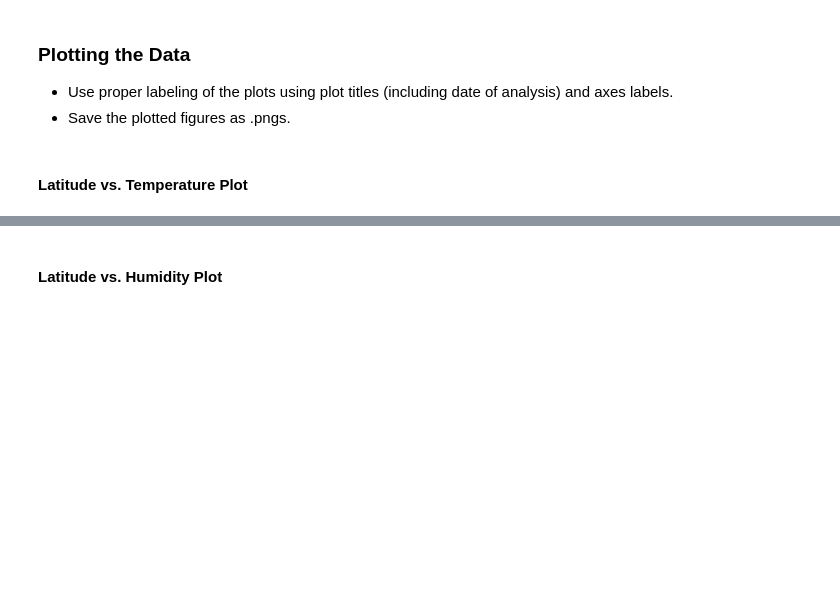
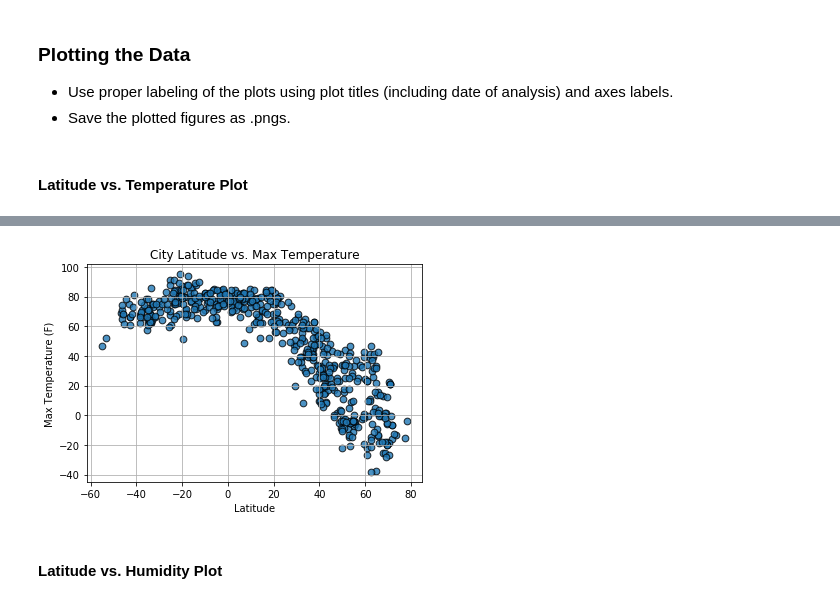
Before and after one commit to Davis1776/2020-01-python-api-challenge, a Jupyter notebook: WeatherPyMRD.ipynb, the cells around one changed output, grey strips where cells are left out. Cells and saved outputs as stored; diff of their text form; code cells hidden in the pictures; blank space fills up the shorter version.

```diff
--- a/WeatherPyMRD.ipynb
+++ b/WeatherPyMRD.ipynb
@@ -59,9 +57,9 @@ NameError: name 'citipy' is not defined
 # url for Open Weather Map API
 url = "http://api.openweathermap.org/data/2.5/weather?"
 params = {
-    "appid":api_key,
+    "appid":weather_api_key,
     "units":"imperial"
-    time.sleep(1)
+
 }
 # city container list
 city_data = []
@@ -93,0 +130,13 @@ dtype: int64
+# %%
+# Dataframe
+city_pd = pd.DataFrame(city_data)
+
+lat = city_pd["Latitude"]
+maxtemp = city_pd["Max Temp"]
+hum = city_pd["Humidity"]
+winds = city_pd["Wind Speed"]
+clouds = city_pd["Cloudiness"]
+
+# Display Dataframe
+city_pd.to_csv(output_data_file, index_label="City_ID")
+city_pd.head()
@@ -103,2 +156,12 @@ dtype: int64
+# %%
+plt.scatter(lat, maxtemp, marker="o", edgecolor="black", s= 45, alpha=0.8)
+plt.title("City Latitude vs. Max Temperature");
+plt.xlabel("Latitude");
+plt.ylabel("Max Temperature (F)");
+plt.grid();
+plt.savefig("output_data/Lat_vs_Temp.png");
+plt.show()
+# %% [output]
+[figure, added]
 # %% [markdown]
 #### Latitude vs. Humidity Plot
```
Also changed, not shown: parts of 14 cells of this notebook, 6 other files.
